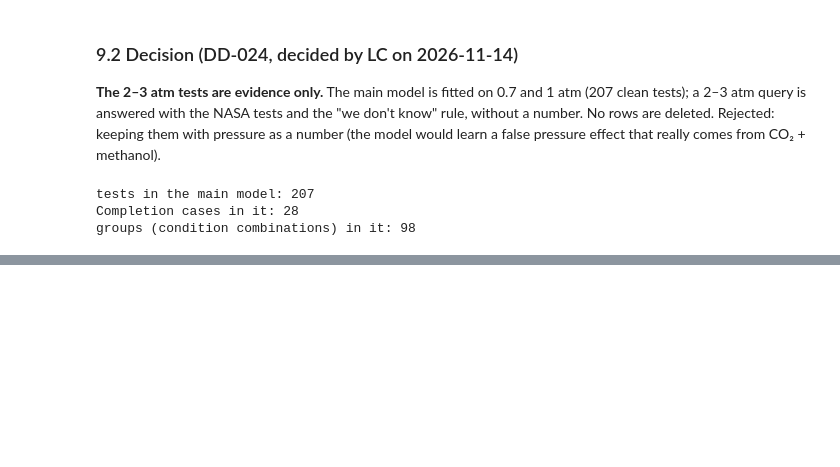
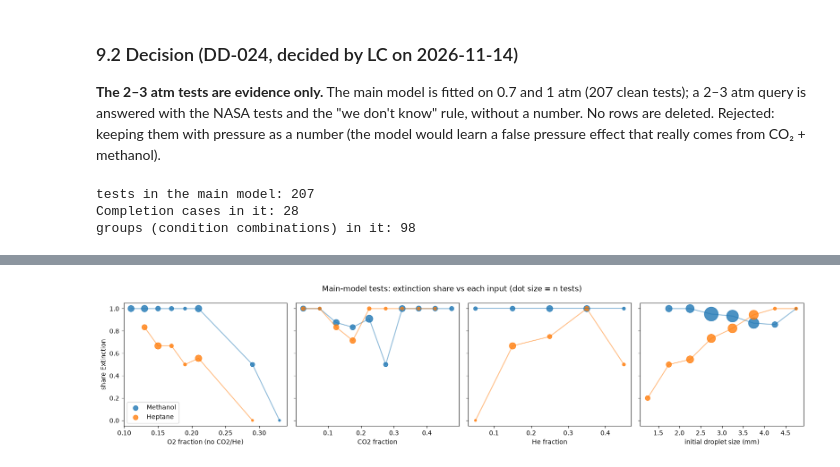
Before and after one commit to maximogalizia-sudo/Flame-in-Freefall-Project, a Jupyter notebook: notebooks/01_eda_flex.ipynb, the cells around one changed output, grey strips where cells are left out. Saved outputs shown, nothing was run; the diff lists cells and outputs as text; code cells hidden in the pictures; blank space fills up the shorter version.

Commit message:
FLEX EDA: effect shape, fuel interactions and input/result roles
Co-Authored-By: Claude Opus 5.5 <noreply@anthropic.com>

```diff
--- a/notebooks/01_eda_flex.ipynb
+++ b/notebooks/01_eda_flex.ipynb
@@ -1165,0 +1170,14 @@ groups (condition combinations) in it: 98
+# %%
+m = df[df['in_main_model']].copy()
+m['is_heptane'] = (m['fuel'] == 'Heptane').astype(int)
+m['is_fiber'] = (m['support'] == 'fiber').astype(int)
+m['p07'] = (m['p_level'] == '0.7 atm').astype(int)
+
+print('Extinction share by O2 band and fuel (only tests with no CO2/He):')
+print(m[m['diluent'] == 'N2 only'].assign(b=pd.cut(m['o2_frac'], [0.1, 0.16, 0.19, 0.22, 0.26, 0.35])).groupby(['fuel', 'b'], observed=True)['extinct'].agg(['size', 'mean']).round(2))
+print('\nExtinction share by CO2 band and fuel:')
+print(m[m['co2_frac'] > 0].assign(b=pd.cut(m['co2_frac'], [0, 0.1, 0.2, 0.3, 0.5, 1])).groupby(['fuel', 'b'], observed=True)['extinct'].agg(['size', 'mean']).round(2))
+print('\nExtinction share by He band and fuel:')
+print(m[m['he_frac'] > 0].assign(b=pd.cut(m['he_frac'], [0, 0.1, 0.2, 0.4, 1])).groupby(['fuel', 'b'], observed=True)['extinct'].agg(['size', 'mean']).round(2))
+print('\nExtinction share by initial droplet size and fuel:')
+print(m.assign(b=pd.cut(m['d0_mm'], [1, 2, 3, 4, 5])).groupby(['fuel', 'b'], observed=True)['extinct'].agg(['size', 'mean']).round(2))
@@ -1165,0 +1202,19 @@ groups (condition combinations) in it: 98
+# %%
+# Figure: extinction share vs each numeric input, by fuel (dot size = number of tests)
+fig, axes = plt.subplots(1, 4, figsize=(16, 3.8), sharey=True)
+specs = [('o2_frac', 'O2 fraction (no CO2/He)', m['diluent'] == 'N2 only', np.arange(0.10, 0.36, 0.02)),
+         ('co2_frac', 'CO2 fraction', m['co2_frac'] > 0, np.arange(0, 0.56, 0.05)),
+         ('he_frac', 'He fraction', m['he_frac'] > 0, np.arange(0, 0.71, 0.1)),
+         ('d0_mm', 'initial droplet size (mm)', m['d0_mm'].notna(), np.arange(1, 5.1, 0.5))]
+for ax, (col, label, mask, edges) in zip(axes, specs):
+    for fuel, colr in [('Methanol', 'tab:blue'), ('Heptane', 'tab:orange')]:
+        s = m[mask & (m['fuel'] == fuel)]
+        g = s.groupby(pd.cut(s[col], edges), observed=True)['extinct'].agg(['size', 'mean'])
+        x = [iv.mid for iv in g.index]
+        ax.plot(x, g['mean'], '-', color=colr, alpha=.5); ax.scatter(x, g['mean'], s=g['size'] * 12, color=colr, label=fuel, alpha=.8)
+    ax.set_xlabel(label); ax.set_ylim(-0.05, 1.05)
+axes[0].set_ylabel('share Extinction'); axes[0].legend(loc='lower left')
+fig.suptitle('Main-model tests: extinction share vs each input (dot size = n tests)')
+fig.tight_layout(); fig.savefig('figures/flex_effect_shape.png', dpi=120); plt.show()
+# %% [output]
+[figure, added]
```
Also changed, not shown: parts of 9 cells of this notebook, 4 other files.
